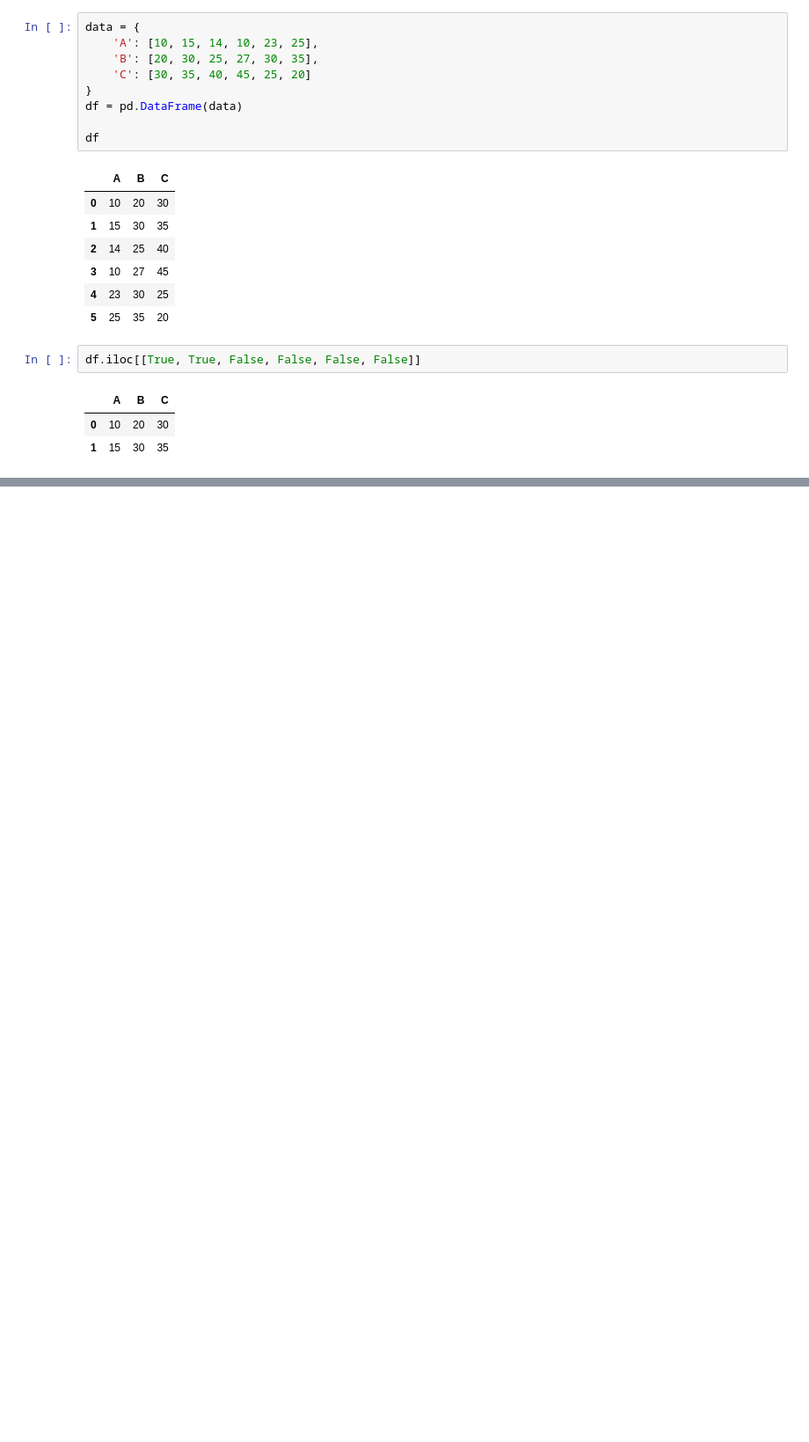
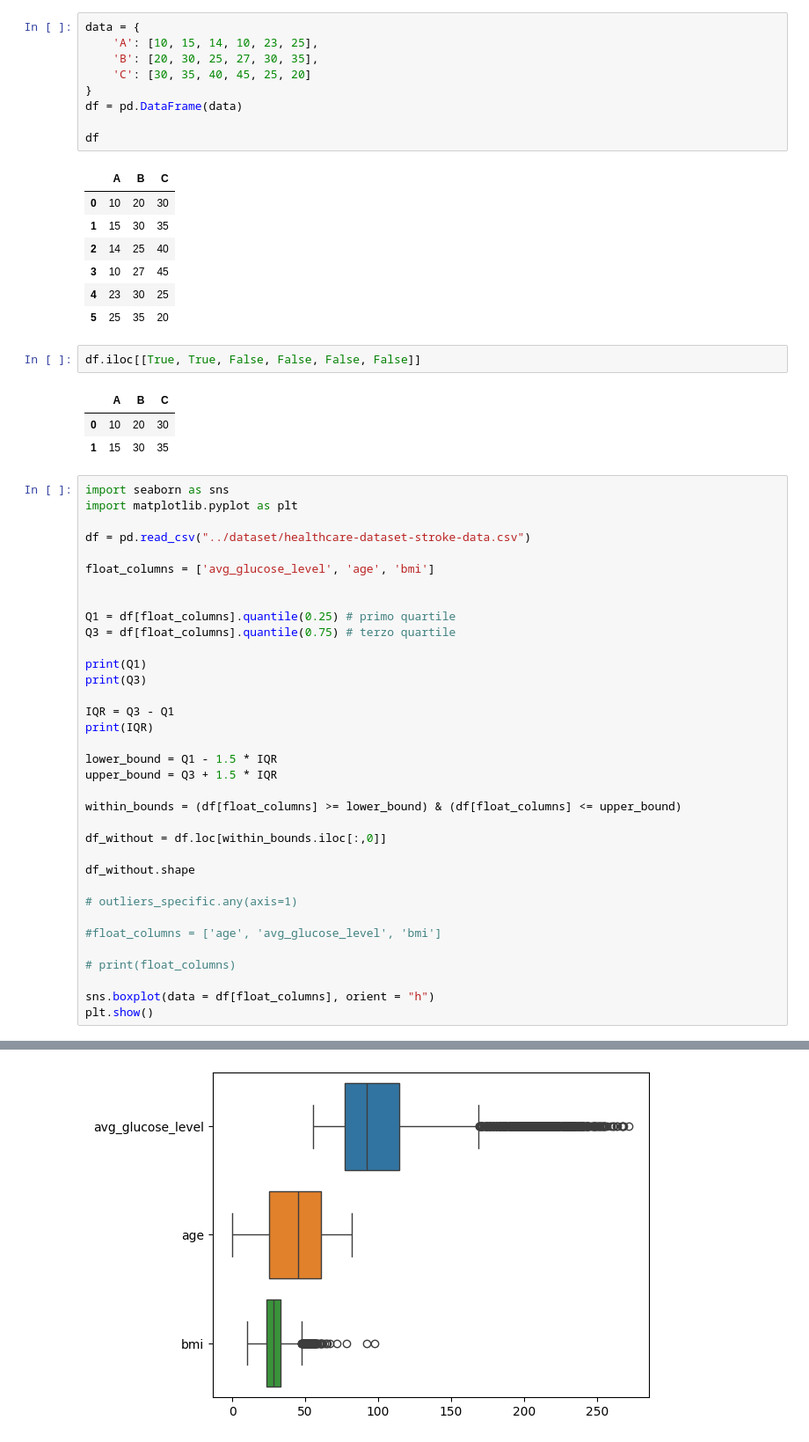
Before and after one commit to Datamasters-it/pirelli-python, a Jupyter notebook: Pandas/07 - Trattare i dati mancanti.ipynb, the cells around one changed output, grey strips where cells are left out. Shown at 88% size. Saved outputs shown, nothing was run; the diff lists cells and outputs as text; blank space fills up the shorter version.

```diff
--- a/Pandas/07 - Trattare i dati mancanti.ipynb
+++ b/Pandas/07 - Trattare i dati mancanti.ipynb
@@ -440,3 +464,39 @@ df.iloc[[True, True, False, False, False, False]]
 |  | A | B | C |
 | 0 | 10 | 20 | 30 |
 | 1 | 15 | 30 | 35 |
+# %%
+import seaborn as sns
+import matplotlib.pyplot as plt
+
+df = pd.read_csv("../dataset/healthcare-dataset-stroke-data.csv")
+
+float_columns = ['avg_glucose_level', 'age', 'bmi']
+
+
+Q1 = df[float_columns].quantile(0.25) # primo quartile
+Q3 = df[float_columns].quantile(0.75) # terzo quartile
+
+print(Q1)
+print(Q3)
+
+IQR = Q3 - Q1
+print(IQR)
+
+lower_bound = Q1 - 1.5 * IQR
+upper_bound = Q3 + 1.5 * IQR
+
+within_bounds = (df[float_columns] >= lower_bound) & (df[float_columns] <= upper_bound)
+
+df_without = df.loc[within_bounds.iloc[:,0]]
+
+df_without.shape
+
+# outliers_specific.any(axis=1)
+
+#float_columns = ['age', 'avg_glucose_level', 'bmi']
+
+# print(float_columns)
+
+sns.boxplot(data = df[float_columns], orient = "h")
+plt.show()
+# %% [output]
@@ -442,0 +515 @@ df.iloc[[True, True, False, False, False, False]]
+[figure, added]
```
Also changed, not shown: parts of 5 cells of this notebook, 1 other file.
